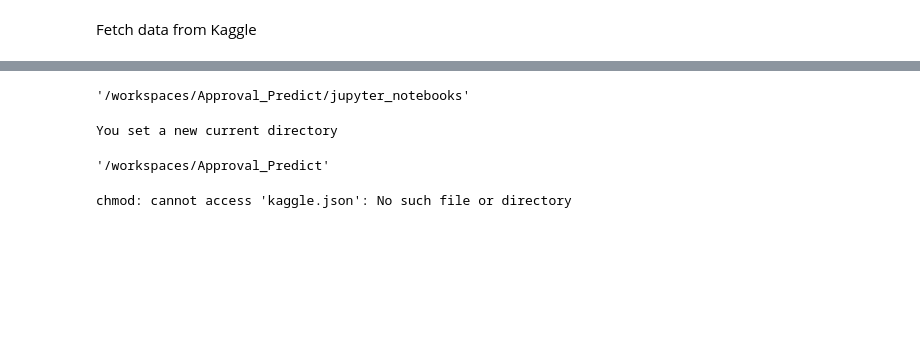
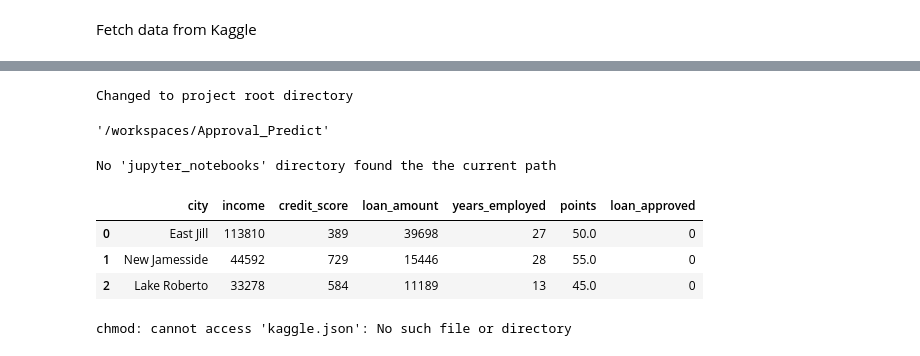
Before and after one commit to DavidRC-Projects/Approval_Predict, a Jupyter notebook: jupyter_notebooks/01 - DataCollection.ipynb, the cells around one changed output, grey strips where cells are left out. Cells and saved outputs as stored; diff of their text form; code cells hidden in the pictures; blank space fills up the shorter version.

Commit message:
Refactor code in DataCollection jupyter notebook

```diff
--- a/jupyter_notebooks/01 - DataCollection.ipynb
+++ b/jupyter_notebooks/01 - DataCollection.ipynb
@@ -34,16 +24,28 @@ Note: you may need to restart the kernel to use updated packages.
 # %%
 import os
-current_dir = os.getcwd()
-current_dir
+import sys
+
+from src.utility.project_setup import setup_project_path
+
+setup_project_path()
 # %% [output]
-'/workspaces/Approval_Predict/jupyter_notebooks'
+Changed to project root directory
+'/workspaces/Approval_Predict'
-# %%
-os.chdir(os.path.dirname(current_dir))
-print("You set a new current directory")
-# %% [output]
-You set a new current directory
-# %%
-current_dir = os.getcwd()
-current_dir
-# %% [output]
-'/workspaces/Approval_Predict'
+# %%
+from pathlib import Path
+import pandas as pd
+
+root = setup_project_path()
+file_path = Path(root) / "outputs" / "datasets" / "collection" / "loan_approval.csv"
+
+if not file_path.exists():
+    raise FileNotFoundError(f"Dataset not found at: {file_path}")
+
+df = pd.read_csv(file_path).drop(['name'], axis=1)
+df.head(3)
+# %% [output]
+No 'jupyter_notebooks' directory found the the current path
+|  | city | income | credit_score | loan_amount | years_employed | points | loan_approved |
+| 0 | East Jill | 113810 | 389 | 39698 | 27 | 50.0 | 0 |
+| 1 | New Jamesside | 44592 | 729 | 15446 | 28 | 55.0 | 0 |
+| 2 | Lake Roberto | 33278 | 584 | 11189 | 13 | 45.0 | 0 |
```
Also changed, not shown: parts of 7 cells of this notebook, 2 other files.
